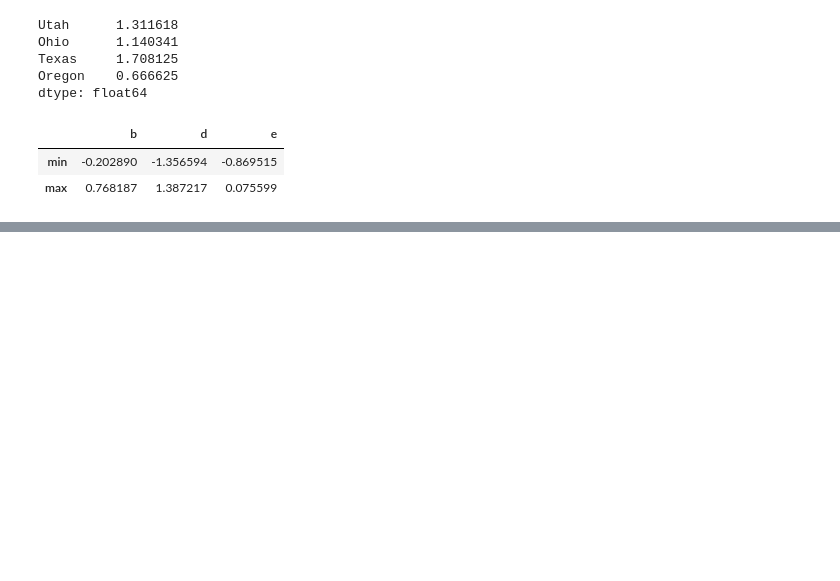
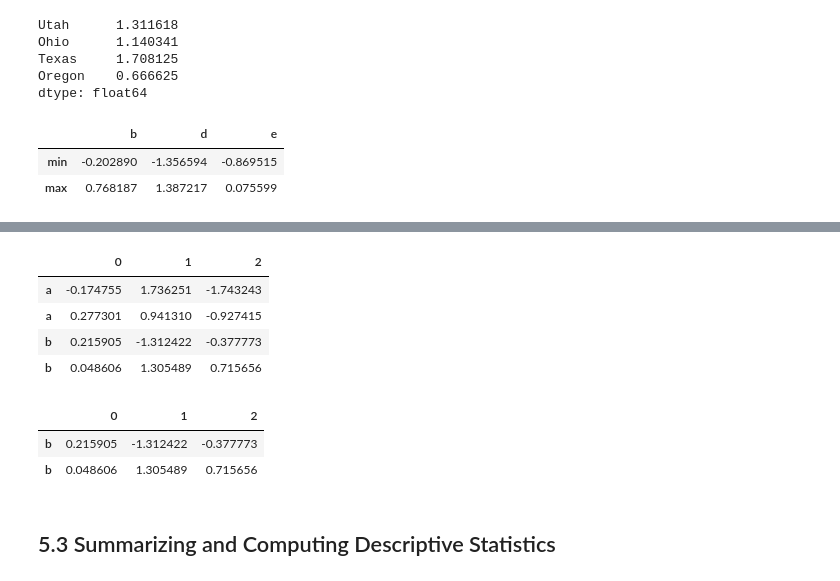
Before and after one commit to omsouravsharma/Python_for_Data_Analysis, a Jupyter notebook: Chapter 5.ipynb, the cells around one changed output, grey strips where cells are left out. Saved outputs shown, nothing was run; the diff lists cells and outputs as text; code cells hidden in the pictures; blank space fills up the shorter version.

```diff
--- a/Chapter 5.ipynb
+++ b/Chapter 5.ipynb
@@ -1063,0 +1257,17 @@ frame.apply(f)
+# %%
+df = pd.DataFrame(np.random.randn(4, 3), index=['a', 'a', 'b', 'b'])
+df
+# %% [output]
+|  | 0 | 1 | 2 |
+| a | -0.174755 | 1.736251 | -1.743243 |
+| a | 0.277301 | 0.941310 | -0.927415 |
+| b | 0.215905 | -1.312422 | -0.377773 |
+| b | 0.048606 | 1.305489 | 0.715656 |
+# %%
+df.loc['b']
+# %% [output]
+|  | 0 | 1 | 2 |
+| b | 0.215905 | -1.312422 | -0.377773 |
+| b | 0.048606 | 1.305489 | 0.715656 |
+# %% [markdown]
+## 5.3 Summarizing and Computing Descriptive Statistics
```
Also changed, not shown: parts of 25 cells of this notebook.
